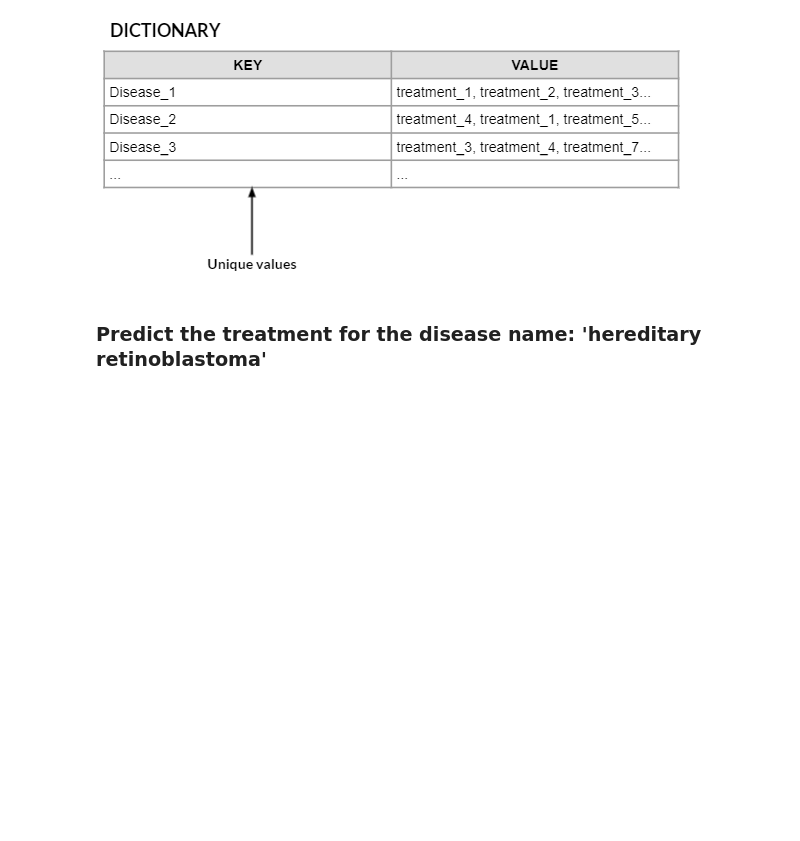
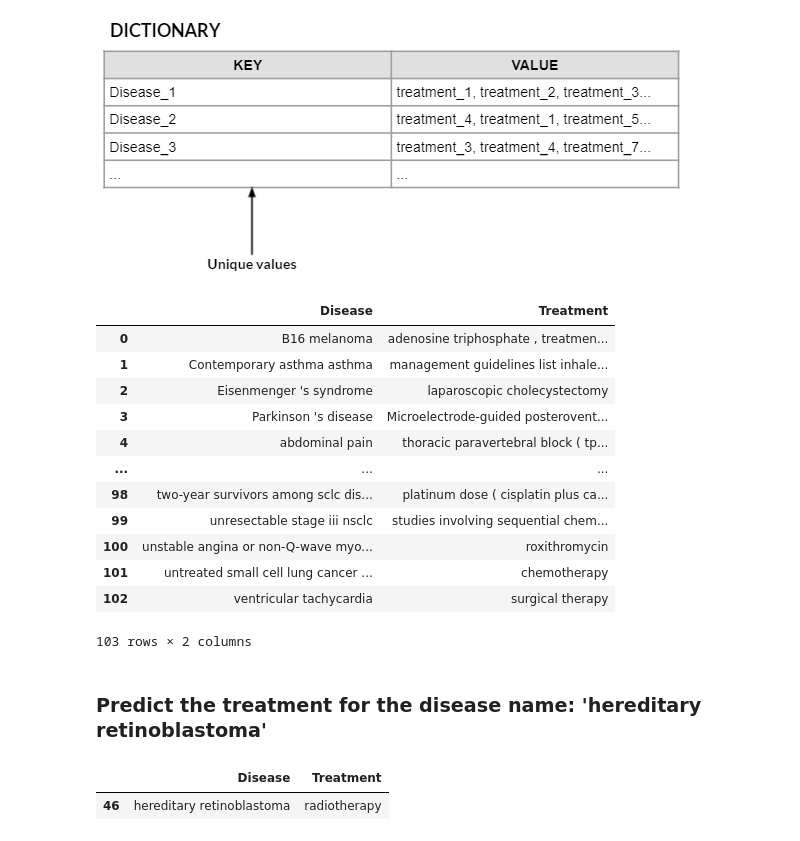
Before and after one commit to RatishMoondra/healthcare_nlp, a Jupyter notebook: Assignment.ipynb, the cells around one changed output. Cells and saved outputs as stored; diff of their text form; code cells hidden in the pictures; blank space fills up the shorter version.

```diff
--- a/Assignment.ipynb
+++ b/Assignment.ipynb
@@ -109,7 +122,7 @@ We will first explore what are the various concepts present in the dataset. For
 # %% [markdown]
 ### Extract those tokens which have NOUN or PROPN as their PoS tag and find their frequency
 # %%
-for sent in train_sentences[:5]:
+for sent in train_sentences[:2]:
     doc = model(sent)
     for d in doc:
         print(d.text,d.tag_, d.pos_, d.lemma_, d.ent_type_, d.dep_)
@@ -133,7 +146,7 @@ respectively RB ADV respectively  advmod
 . . PUNCT .  punct
 # %%
 nouns = []
-for sent in train_sentences:
+for sent in (train_sentences + test_sentences):
     for doc in model(sent):
         if (doc.pos_ in ['NOUN', 'PROPN']):
             nouns.append(doc.text.lower())
@@ -260,5 +271,10 @@ X_train
 ## Build the CRF Model
 # %%
 # Build the CRF model.
+
 crf_model = sklearn_crfsuite.CRF(max_iterations=100)
-crf_model.fit(X_train, Y_train)
+#crf_model.fit(X_train, Y_train)
+try:
+    crf_model.fit(X_train, Y_train)
+except AttributeError:
+    pass
@@ -270,5 +282,7 @@ AttributeError: 'CRF' object has no attribute 'keep_tempfiles'
 ## Evaluation
 # %% [markdown]
 ### Predict the labels of each of the tokens in each sentence of the test dataset that has been pre processed earlier.
+# %%
+Y_pred = crf_model.predict(X_test)
 # %% [markdown]
 ### Calculate the f1 score using the actual labels and the predicted labels of the test dataset.
@@ -280,5 +298,51 @@ We now use the CRF model's prediction to prepare a record of diseases identified
 ### Create the logic to get all the predicted treatments (T) labels corresponding to each disease (D) label in the test dataset.
 # %% [markdown]
 ![image.png](embedded-picture-1)
+# %%
+import pandas as pd
+diseases = []
+treatments = []
+records = pd.DataFrame(columns=['Disease','Treatment'])
+
+for id, sent in enumerate(test_sentences):
+    sent = sent.split()
+
+    label_seq = Y_pred[id]
+    disease_idx = []
+    treatment_idx = []
+    for idx, label in enumerate(label_seq):
+        if label == "D":
+            disease_idx.append(idx)
+        if label == "T":
+            treatment_idx.append(sent[idx])
+
+    if(disease_idx and treatment_idx):
+        diseases.append(" ".join([sent[idx] for id, idx in enumerate(disease_idx) if id == 0 or idx == disease_idx[id-1] + 1]))
+        treatments.append(" ".join(treatment_idx))
+
+records["Disease"] = diseases
+records["Treatment"] = treatments
+records["Treatment"] = records["Treatment"].apply(lambda x : x.replace("and", ",").replace(", ,", ","))
+records = records.groupby("Disease")["Treatment"].apply(", ".join).reset_index()
+records
+# %% [output]
+|  | Disease | Treatment |
+| 0 | B16 melanoma | adenosine triphosphate , treatmen... |
+| 1 | Contemporary asthma asthma | management guidelines list inhale... |
+| 2 | Eisenmenger 's syndrome | laparoscopic cholecystectomy |
+| 3 | Parkinson 's disease | Microelectrode-guided posterovent... |
+| 4 | abdominal pain | thoracic paravertebral block ( tp... |
+| ... | ... | ... |
+| 98 | two-year survivors among sclc dis... | platinum dose ( cisplatin plus ca... |
+| 99 | unresectable stage iii nsclc | studies involving sequential chem... |
+| 100 | unstable angina or non-Q-wave myo... | roxithromycin |
+| 101 | untreated small cell lung cancer ... | chemotherapy |
+| 102 | ventricular tachycardia | surgical therapy |
+103 rows × 2 columns
 # %% [markdown]
 ### Predict the treatment for the disease name: 'hereditary retinoblastoma'
+# %%
+records[records.Disease=="hereditary retinoblastoma"]
+# %% [output]
+|  | Disease | Treatment |
+| 46 | hereditary retinoblastoma | radiotherapy |
```
Also changed, not shown: parts of 7 cells of this notebook.
